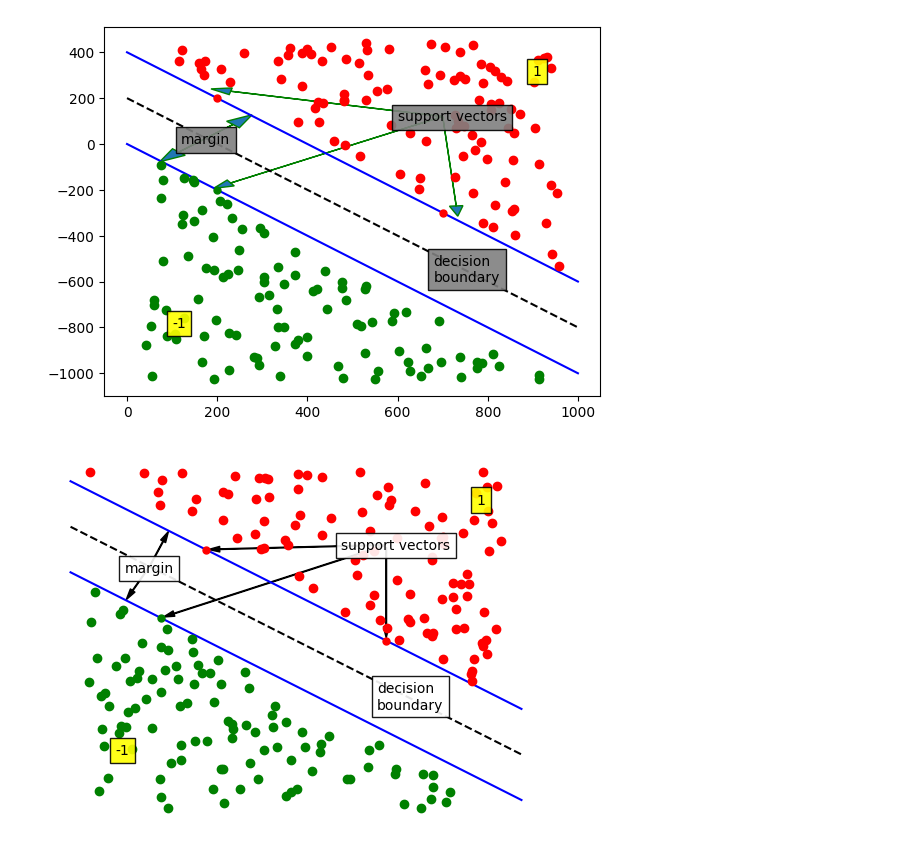
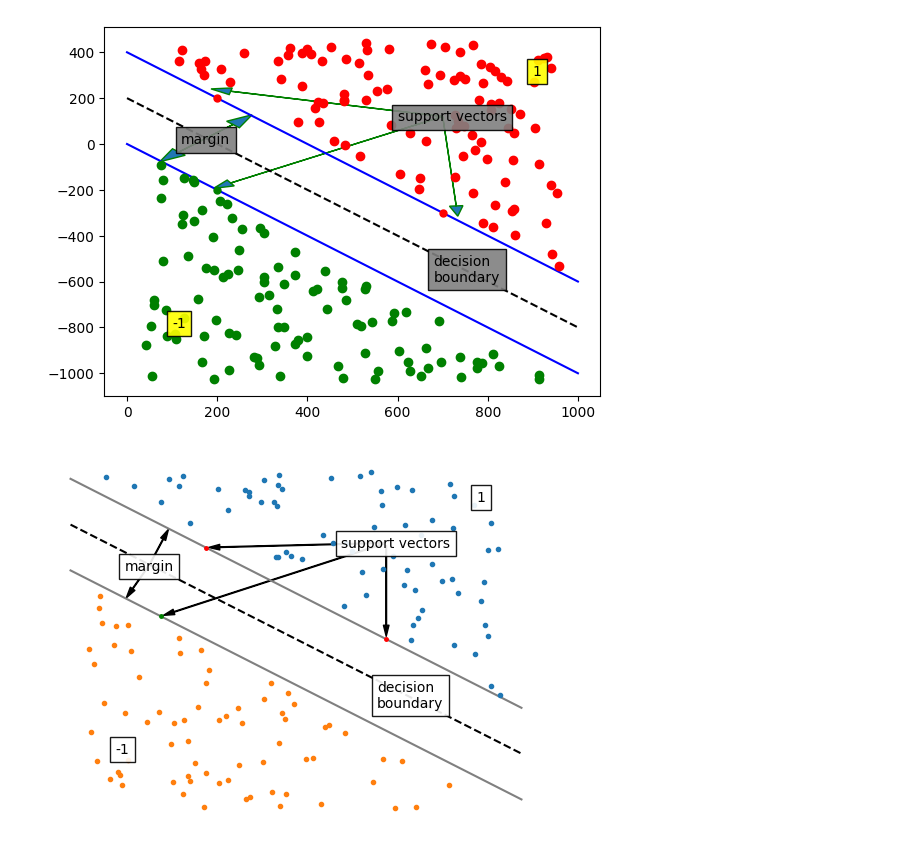
Before and after one commit to peterkrull/p7-ml-refrigeration-fault-detection, a Jupyter notebook: Python/SVM_Plots/SVM_Plots_4_2.ipynb, the cells around one changed output. Saved outputs shown, nothing was run; the diff lists cells and outputs as text; code cells hidden in the pictures.

```diff
--- a/Python/SVM_Plots/SVM_Plots_4_2.ipynb
+++ b/Python/SVM_Plots/SVM_Plots_4_2.ipynb
@@ -282,35 +282,35 @@ x = np.arange(0, 1000, 0.1, dtype=np.double)
 y1=-x
 y2=-x+200
 y3=-x+400
-plt.plot(x, y1, 'b', label='line 0')
+plt.plot(x, y1, 'gray', label='line 0')
 plt.plot(x, y2, 'k--', label='line 1')
-plt.plot(x, y3, 'b', label='line 2')
+plt.plot(x, y3, 'gray', label='line 2')
 
 px=200
-plt.plot(px, -px, 'go', markersize=5)
+plt.plot(px, -px, 'g.', markersize=5)
 px=300
-plt.plot(px, -px+400, 'ro', markersize=5)
+plt.plot(px, -px+400, 'r.', markersize=5)
 px=700
-plt.plot(px, -px+400, 'ro', markersize=5)
+plt.plot(px, -px+400, 'r.', markersize=5)
 
 
 u=40
 polygon = Polygon([[min(x+u), max(y3+u)],[max(x-u), max(y3+u)],[max(x-u), min(y3+u)],[min(x+u), max(y3+u)]])
-points = Random_Points_in_Polygon(polygon, 100)
+points = Random_Points_in_Polygon(polygon, 70)
 
 xs = [point.x for point in points]
 ys = [point.y for point in points]
 
-plt.plot(xs, ys, 'ro', label='line 3')
+plt.plot(xs, ys, '.', label='line 3')
 
 
 
 polygon2 = Polygon([[min(x+u), max(y1-u)],[min(x+u), min(y1-u)],[max(x-u), min(y1-u)],[min(x+u), max(y1-u)]])
-points2 = Random_Points_in_Polygon(polygon2, 100)
+points2 = Random_Points_in_Polygon(polygon2, 70)
 xs2 = [point2.x for point2 in points2]
 ys2 = [point2.y for point2 in points2]
 
-plt.plot(xs2, ys2, 'go', label='line 4')
+plt.plot(xs2, ys2, '.', label='line 4')
 plt.text(120, 0, 'margin', fontsize = 10, bbox = dict(facecolor = 'white', alpha = 0.9))
 plt.text(600, 100, 'support vectors', fontsize = 10, bbox = dict(facecolor = 'white', alpha = 0.9))
 plt.text(680, -600, 'decision\nboundary', fontsize = 10, bbox = dict(facecolor = 'white', alpha = 0.9))
@@ -322,33 +322,33 @@ pu=175
 
 
 
 
 import matplotlib.patches as patches
 style = "Simple, tail_width=0.5, head_width=4, head_length=8"
 kw = dict(arrowstyle=style, color="k")
 a1 = patches.FancyArrowPatch((pu, -pu+200), (120, -130), **kw)
 plt.gca().add_patch(a1)
 a2 = patches.FancyArrowPatch((pu, -pu+200), (220, 190), **kw)
 plt.gca().add_patch(a2)
 
 
 px=200
 a3 = patches.FancyArrowPatch((700, 120), (px, -px), **kw)
 plt.gca().add_patch(a3)
 px=300
 a4 = patches.FancyArrowPatch((700, 120), (px, -px+400), **kw)
 plt.gca().add_patch(a4)
 px=700
 a5 = patches.FancyArrowPatch((700, 120), (px, -px+400), **kw)
 plt.gca().add_patch(a5)
 
-plt.text(900, 300, '1', fontsize = 10, bbox = dict(facecolor = 'yellow', alpha = 0.9))
-plt.text(100, -800, '-1', fontsize = 10, bbox = dict(facecolor = 'yellow', alpha = 0.9))
+plt.text(900, 300, '1', fontsize = 10, bbox = dict(facecolor = 'white', alpha = 0.9))
+plt.text(100, -800, '-1', fontsize = 10, bbox = dict(facecolor = 'white', alpha = 0.9))
 plt.axis('off')
 plt.savefig("SVM_Plots_4.2.pdf", format="pdf", bbox_inches="tight")
 
 #200, -200
 #200, 200
 #700, -300
 # %% [output]
-[figure, old version]
+[figure, new version]
```
Also changed, not shown: 1 other file.
